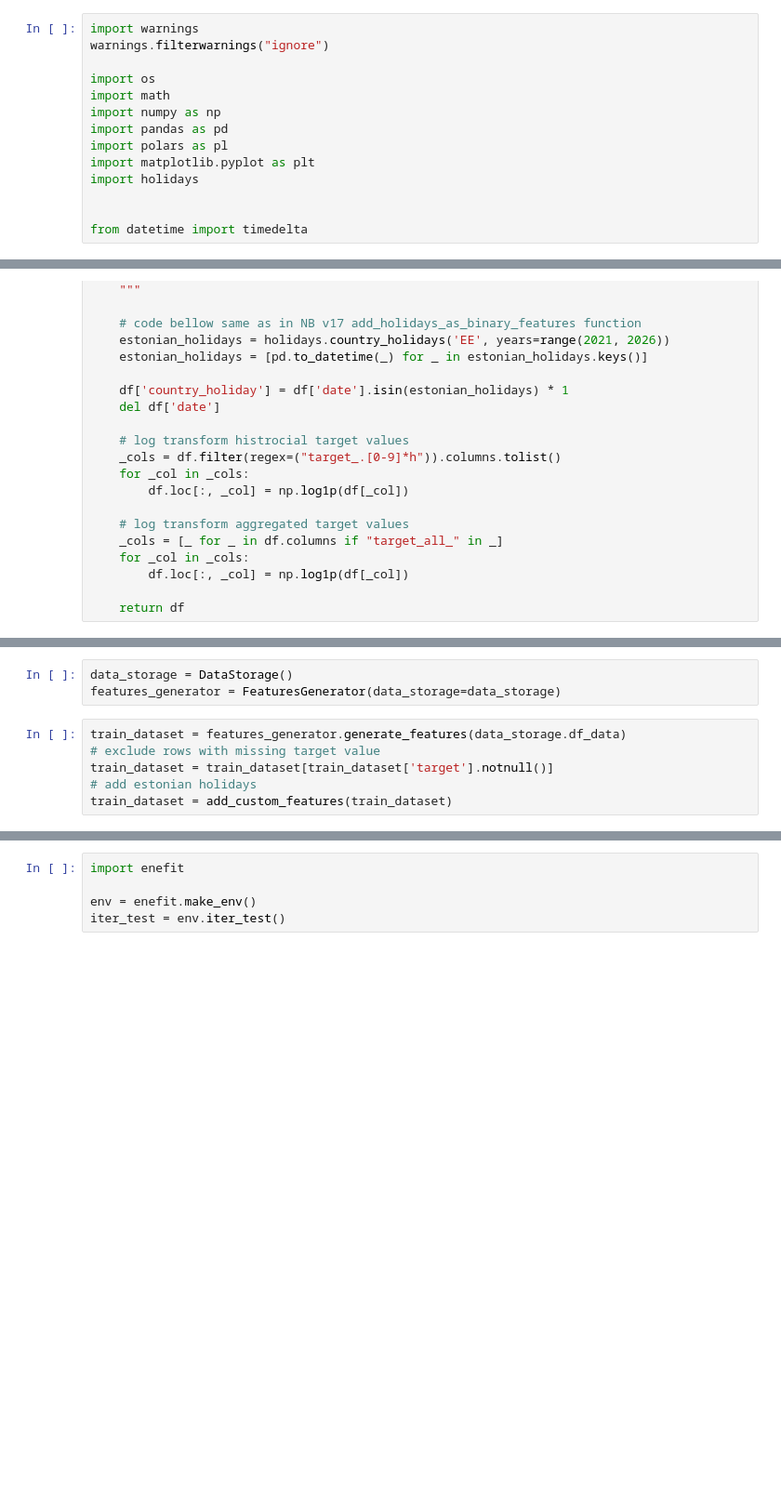
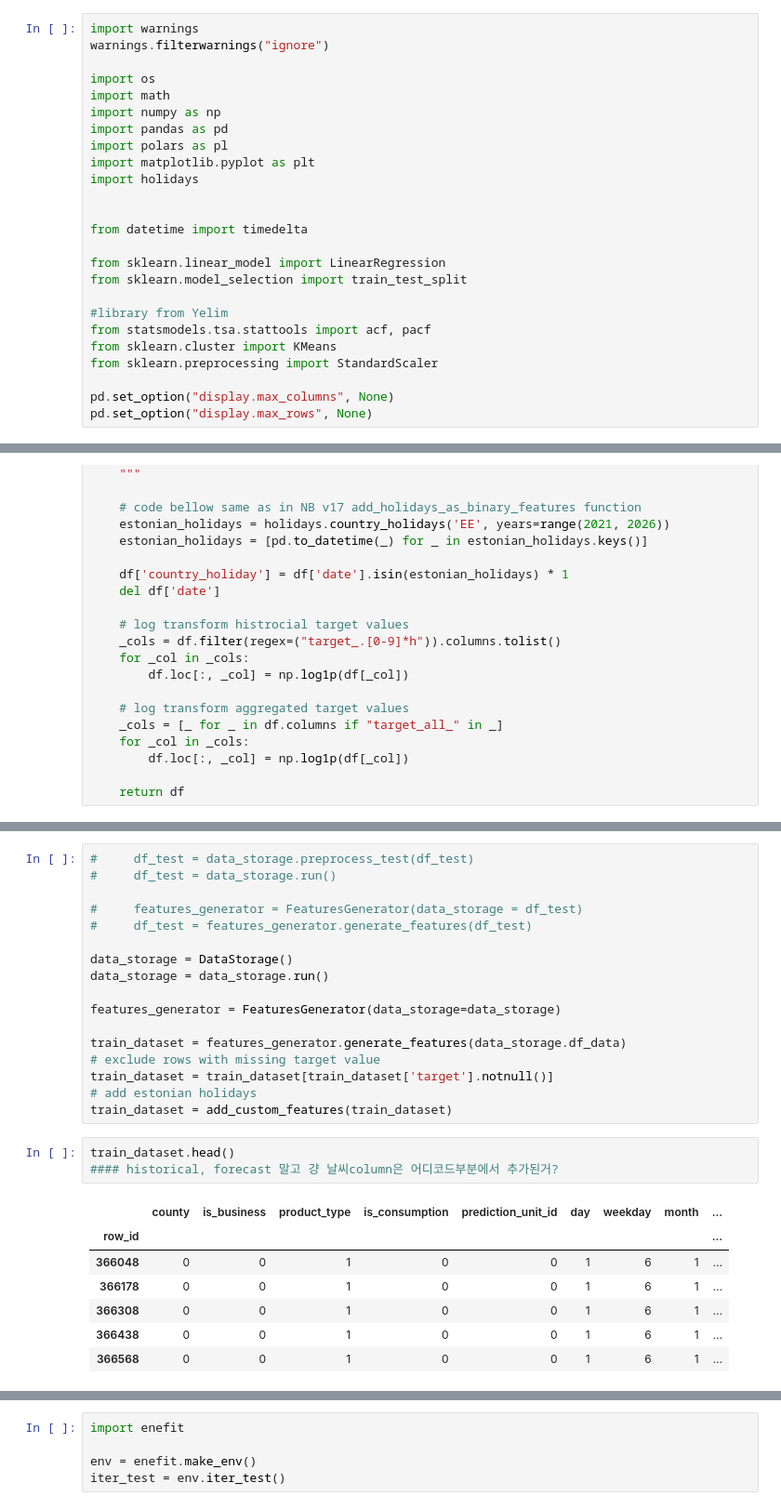
Before and after one commit to yelim421/Kaggle2024_Enefit, a Jupyter notebook: enefit-first-submit.ipynb, the cells around one changed output, grey strips where cells are left out. Shown at 93% size. Saved outputs shown, nothing was run; the diff lists cells and outputs as text; blank space fills up the shorter version.

Commit message:
돌아간 linear

```diff
--- a/enefit-first-submit.ipynb
+++ b/enefit-first-submit.ipynb
@@ -89,6 +54,17 @@ import holidays
 
 
 from datetime import timedelta
+
+from sklearn.linear_model import LinearRegression
+from sklearn.model_selection import train_test_split
+
+#library from Yelim
+from statsmodels.tsa.stattools import acf, pacf
+from sklearn.cluster import KMeans
+from sklearn.preprocessing import StandardScaler
+
+pd.set_option("display.max_columns", None)
+pd.set_option("display.max_rows", None)
 # %%
 class DataStorage:
     """
@@ -888,15 +890,34 @@ class TrainDataTransform:
     def wind_data_to_UV(self):
         self.df['U10'] = self.df['windspeed_10m'] * np.cos(np.radians(270 - self.df['winddirection_10m']))
         self.df['V10'] = self.df['windspeed_10m'] * np.sin(np.radians(270 - self.df['winddirection_10m']))
-# %%
-data_storage = DataStorage()
-features_generator = FeaturesGenerator(data_storage=data_storage)
 # %%
+#     df_test = data_storage.preprocess_test(df_test)
+#     df_test = data_storage.run()
+
+#     features_generator = FeaturesGenerator(data_storage = df_test)
+#     df_test = features_generator.generate_features(df_test)
+
+data_storage = DataStorage()
+data_storage = data_storage.run()
+
+features_generator = FeaturesGenerator(data_storage=data_storage)
+
 train_dataset = features_generator.generate_features(data_storage.df_data)
 # exclude rows with missing target value
 train_dataset = train_dataset[train_dataset['target'].notnull()]
 # add estonian holidays
 train_dataset = add_custom_features(train_dataset)
+# %%
+train_dataset.head()
+#### historical, forecast 말고 걍 날씨column은 어디코드부분에서 추가된거?
+# %% [output]
+|  | county | is_business | product_type | is_consumption | prediction_unit_id | day | weekday | month | ... |
+| row_id |  |  |  |  |  |  |  |  | ... |
+| 366048 | 0 | 0 | 1 | 0 | 0 | 1 | 6 | 1 | ... |
+| 366178 | 0 | 0 | 1 | 0 | 0 | 1 | 6 | 1 | ... |
+| 366308 | 0 | 0 | 1 | 0 | 0 | 1 | 6 | 1 | ... |
+| 366438 | 0 | 0 | 1 | 0 | 0 | 1 | 6 | 1 | ... |
+| 366568 | 0 | 0 | 1 | 0 | 0 | 1 | 6 | 1 | ... |
 # %%
 #이거 먼저 와야함, 예림 추가
 train_dataset['eic_count'] = train_dataset['eic_count'].fillna(method = 'bfill')
```
Also changed, not shown: parts of 34 cells of this notebook.
